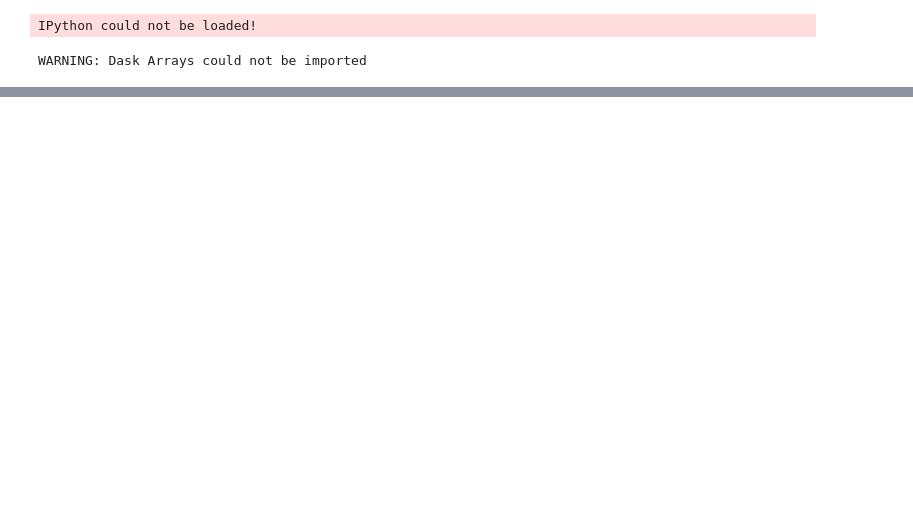
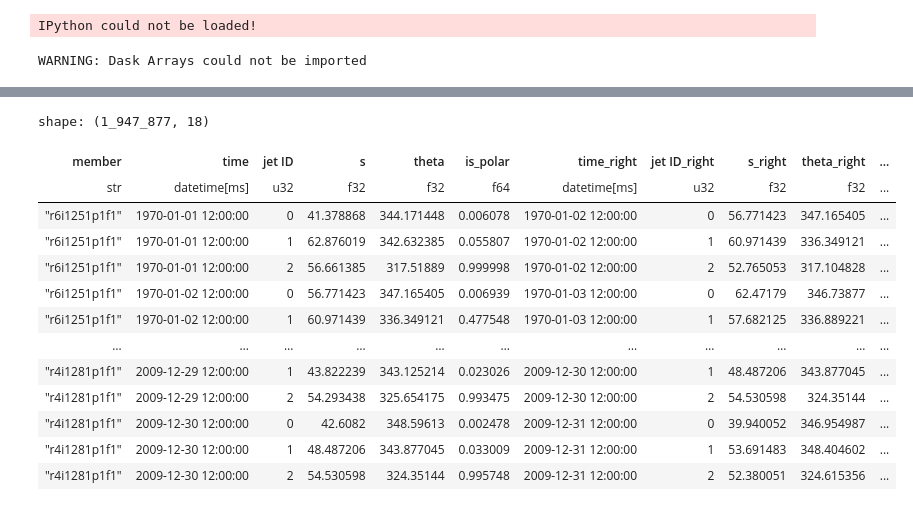
Before and after one commit to hbanderier/persistent-extremes-era5, a Jupyter notebook: Persistence/persistent_jets_cesm.ipynb, the cells around one changed output, grey strips where cells are left out. Saved outputs shown, nothing was run; the diff lists cells and outputs as text; code cells hidden in the pictures; blank space fills up the shorter version.

```diff
--- a/Persistence/persistent_jets_cesm.ipynb
+++ b/Persistence/persistent_jets_cesm.ipynb
@@ -42,0 +264,17 @@ KeyboardInterrupt:
+# %%
+pers_from_cross_catd(cross_all)
+# %% [output]
+shape: (1_947_877, 18)
+| member | time | jet ID | s | theta | is_polar | time_right | jet ID_right | s_right | theta_right | ... |
+| str | datetime[ms] | u32 | f32 | f32 | f64 | datetime[ms] | u32 | f32 | f32 | ... |
+| "r6i1251p1f1" | 1970-01-01 12:00:00 | 0 | 41.378868 | 344.171448 | 0.006078 | 1970-01-02 12:00:00 | 0 | 56.771423 | 347.165405 | ... |
+| "r6i1251p1f1" | 1970-01-01 12:00:00 | 1 | 62.876019 | 342.632385 | 0.055807 | 1970-01-02 12:00:00 | 1 | 60.971439 | 336.349121 | ... |
+| "r6i1251p1f1" | 1970-01-01 12:00:00 | 2 | 56.661385 | 317.51889 | 0.999998 | 1970-01-02 12:00:00 | 2 | 52.765053 | 317.104828 | ... |
+| "r6i1251p1f1" | 1970-01-02 12:00:00 | 0 | 56.771423 | 347.165405 | 0.006939 | 1970-01-03 12:00:00 | 0 | 62.47179 | 346.73877 | ... |
+| "r6i1251p1f1" | 1970-01-02 12:00:00 | 1 | 60.971439 | 336.349121 | 0.477548 | 1970-01-03 12:00:00 | 1 | 57.682125 | 336.889221 | ... |
+| … | … | … | … | … | … | … | … | … | … | ... |
+| "r4i1281p1f1" | 2009-12-29 12:00:00 | 1 | 43.822239 | 343.125214 | 0.023026 | 2009-12-30 12:00:00 | 1 | 48.487206 | 343.877045 | ... |
+| "r4i1281p1f1" | 2009-12-29 12:00:00 | 2 | 54.293438 | 325.654175 | 0.993475 | 2009-12-30 12:00:00 | 2 | 54.530598 | 324.35144 | ... |
+| "r4i1281p1f1" | 2009-12-30 12:00:00 | 0 | 42.6082 | 348.59613 | 0.002478 | 2009-12-31 12:00:00 | 0 | 39.940052 | 346.954987 | ... |
+| "r4i1281p1f1" | 2009-12-30 12:00:00 | 1 | 48.487206 | 343.877045 | 0.033009 | 2009-12-31 12:00:00 | 1 | 53.691483 | 348.404602 | ... |
+| "r4i1281p1f1" | 2009-12-30 12:00:00 | 2 | 54.530598 | 324.35144 | 0.995748 | 2009-12-31 12:00:00 | 2 | 52.380051 | 324.615356 | ... |
```
Also changed, not shown: parts of 14 cells of this notebook, 6 other files.
